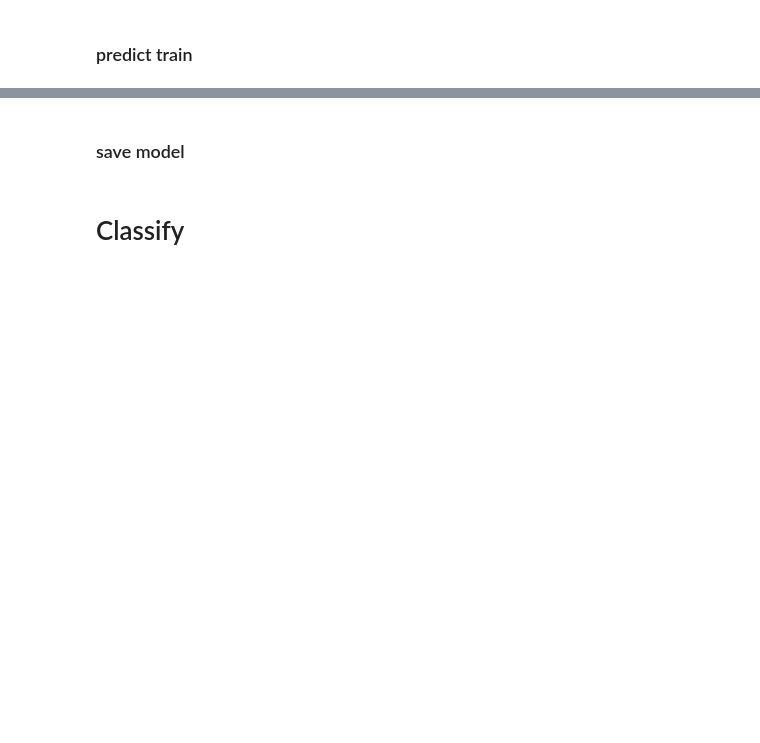
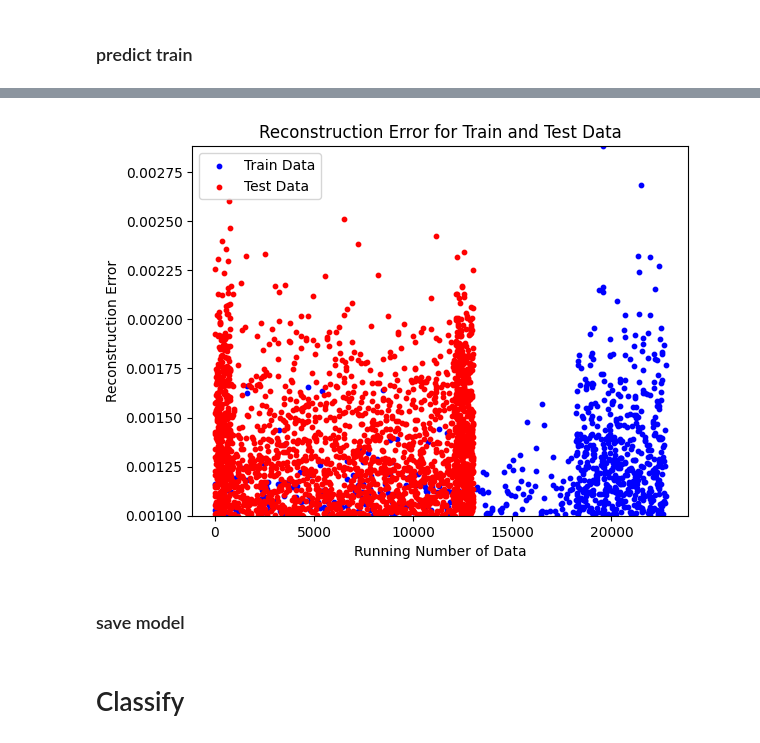
Before and after one commit to Eidell/gRPC-log-LSTM-Anomaly-Detection, a Jupyter notebook: lstm.ipynb, the cells around one changed output, grey strips where cells are left out. Drawn from its saved outputs; the diff is of its cells as text; code cells hidden in the pictures; blank space fills up the shorter version.

```diff
--- a/lstm.ipynb
+++ b/lstm.ipynb
@@ -446,2 +484,39 @@ model.save('model{}.h5'.format(timesteps))
 # %%
+import matplotlib.pyplot as plt
+
+# Set the threshold for the reconstruction error to filter out values below 0.001
+threshold = 0.001
+
+
+# Convert the error values to NumPy arrays
+train_errors = np.array(mse_train)
+test_errors = np.array(mse_test)
+
+
+# Create a mask to filter the data points based on the threshold
+train_mask = train_errors >= threshold
+test_mask = test_errors >= threshold
+
+# Generate the x-axis values (running number of the data in order)
+x_axis_train = np.arange(len(x_train_shaped))
+x_axis_test = np.arange(len(x_test_shaped))
+
+# Plot the reconstruction errors
+plt.scatter(x_axis_train[train_mask], train_errors[train_mask], label='Train Data', color='blue', s=10)
+plt.scatter(x_axis_test[test_mask], test_errors[test_mask], label='Test Data', color='red', s=10)
+
+# Add labels and title to the plot
+plt.xlabel('Running Number of Data')
+plt.ylabel('Reconstruction Error')
+plt.title('Reconstruction Error for Train and Test Data')
+
+# Set the y-axis limits to show values above the threshold
+plt.ylim([threshold, max(max(train_errors), max(test_errors))])
+
+
+# Add legend to the plot
+plt.legend()
+
+# Display the plot
+plt.show()
 # %% [output]
@@ -449,3 +523,4 @@ model.save('model{}.h5'.format(timesteps))
+[figure, added]
 # %% [markdown]
 ### save model
 # %%
```
Also changed, not shown: parts of 13 cells of this notebook.
